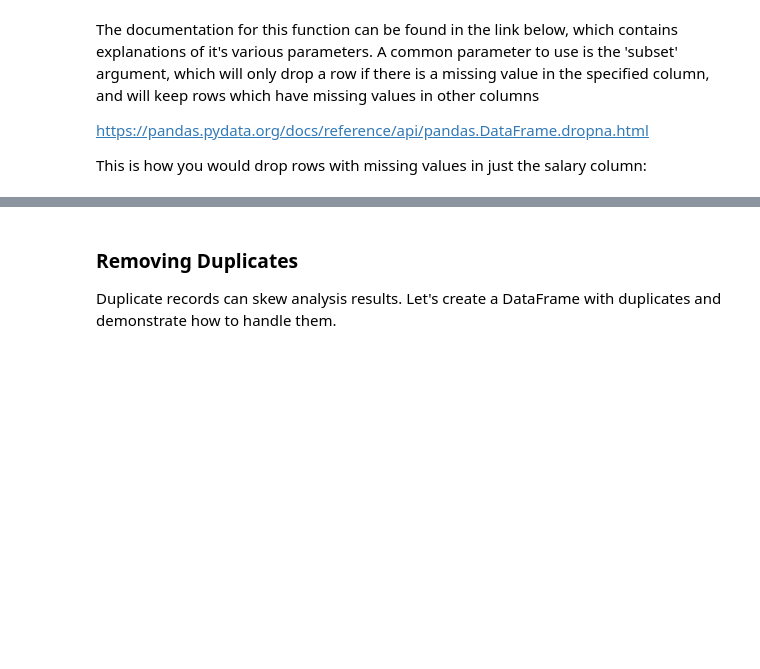
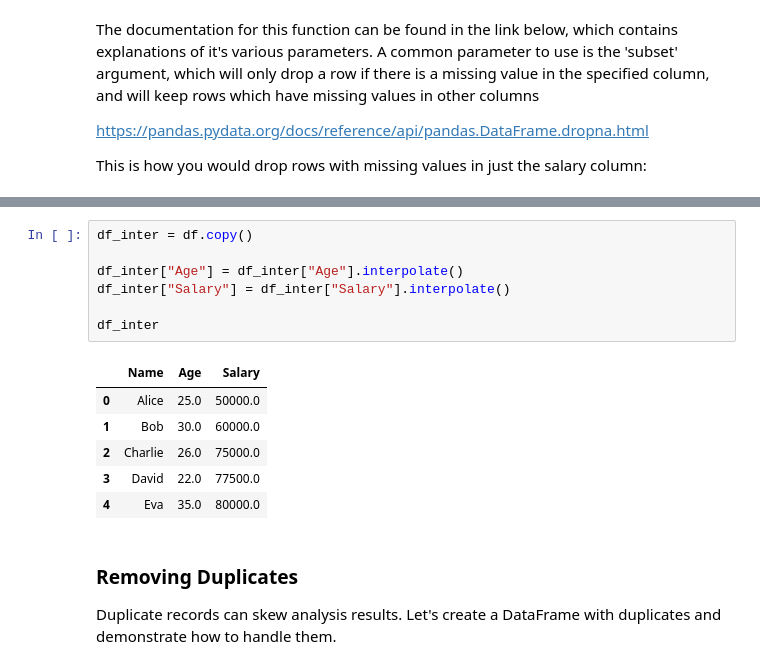
Before and after one commit to gabrielbohnen/intro-to-python, a Jupyter notebook: week3/week3.ipynb, the cells around one changed output, grey strips where cells are left out. Drawn from its saved outputs; the diff is of its cells as text; blank space fills up the shorter version.

```diff
--- a/week3/week3.ipynb
+++ b/week3/week3.ipynb
@@ -92,3 +178,17 @@ df.dropna(subset=['Salary'])
+# %%
+df_inter = df.copy()
+
+df_inter["Age"] = df_inter["Age"].interpolate()
+df_inter["Salary"] = df_inter["Salary"].interpolate()
+
+df_inter
+# %% [output]
+|  | Name | Age | Salary |
+| 0 | Alice | 25.0 | 50000.0 |
+| 1 | Bob | 30.0 | 60000.0 |
+| 2 | Charlie | 26.0 | 75000.0 |
+| 3 | David | 22.0 | 77500.0 |
+| 4 | Eva | 35.0 | 80000.0 |
 # %% [markdown]
 ### Removing Duplicates
 Duplicate records can skew analysis results. Let's create a DataFrame with duplicates and demonstrate how to handle them.
```
Also changed, not shown: parts of 26 cells of this notebook, 4 other files.
